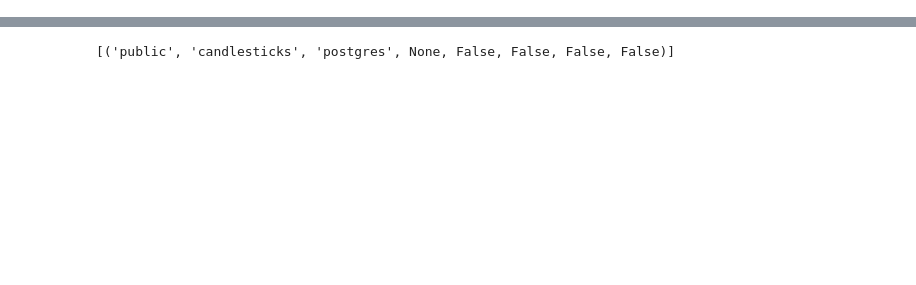
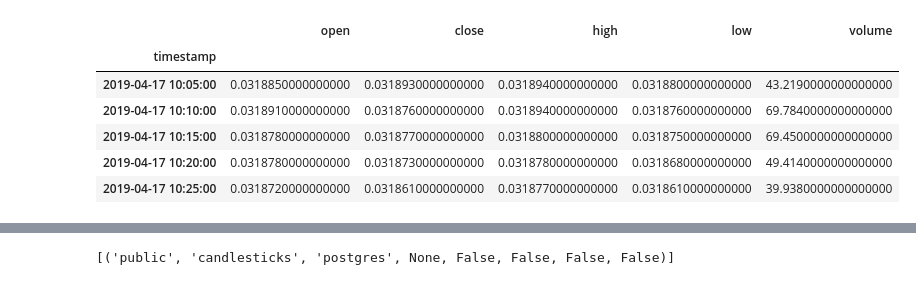
Before and after one commit to BloomTech-Labs/cryptolytic-ds, a Jupyter notebook: cryptolytic/notebooks/candle_data2.ipynb, the cells around one changed output, grey strips where cells are left out. Saved outputs shown, nothing was run; the diff lists cells and outputs as text; code cells hidden in the pictures; blank space fills up the shorter version.

```diff
--- a/cryptolytic/notebooks/candle_data2.ipynb
+++ b/cryptolytic/notebooks/candle_data2.ipynb
@@ -32,0 +62,10 @@ AttributeError: module 'cryptolytic.data.sql' has no attribute 'get_table_column
+# %%
+df2.head()
+# %% [output]
+|  | open | close | high | low | volume |
+| timestamp |  |  |  |  |  |
+| 2019-04-17 10:05:00 | 0.0318850000000000 | 0.0318930000000000 | 0.0318940000000000 | 0.0318800000000000 | 43.2190000000000000 |
+| 2019-04-17 10:10:00 | 0.0318910000000000 | 0.0318760000000000 | 0.0318940000000000 | 0.0318760000000000 | 69.7840000000000000 |
+| 2019-04-17 10:15:00 | 0.0318780000000000 | 0.0318770000000000 | 0.0318800000000000 | 0.0318750000000000 | 69.4500000000000000 |
+| 2019-04-17 10:20:00 | 0.0318780000000000 | 0.0318730000000000 | 0.0318780000000000 | 0.0318680000000000 | 49.4140000000000000 |
+| 2019-04-17 10:25:00 | 0.0318720000000000 | 0.0318610000000000 | 0.0318770000000000 | 0.0318610000000000 | 39.9380000000000000 |
```
Also changed, not shown: parts of 14 cells of this notebook, 2 other files.
